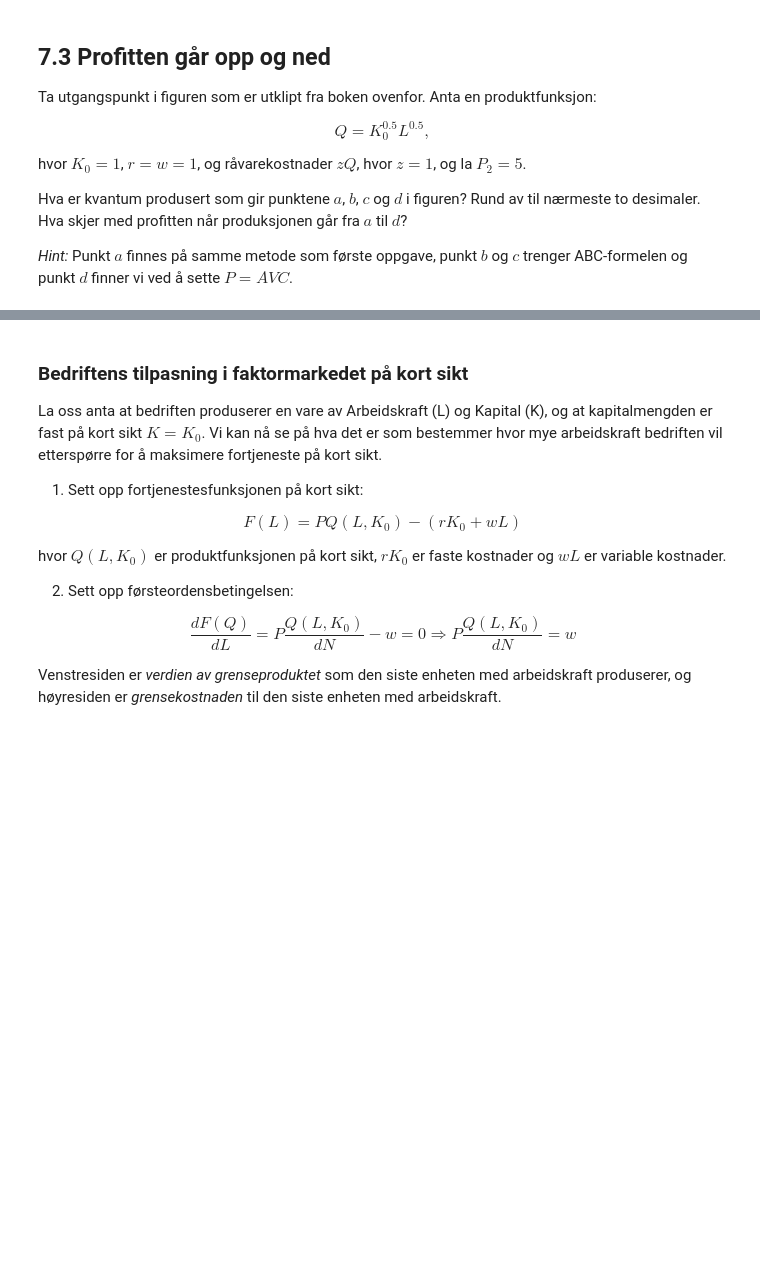
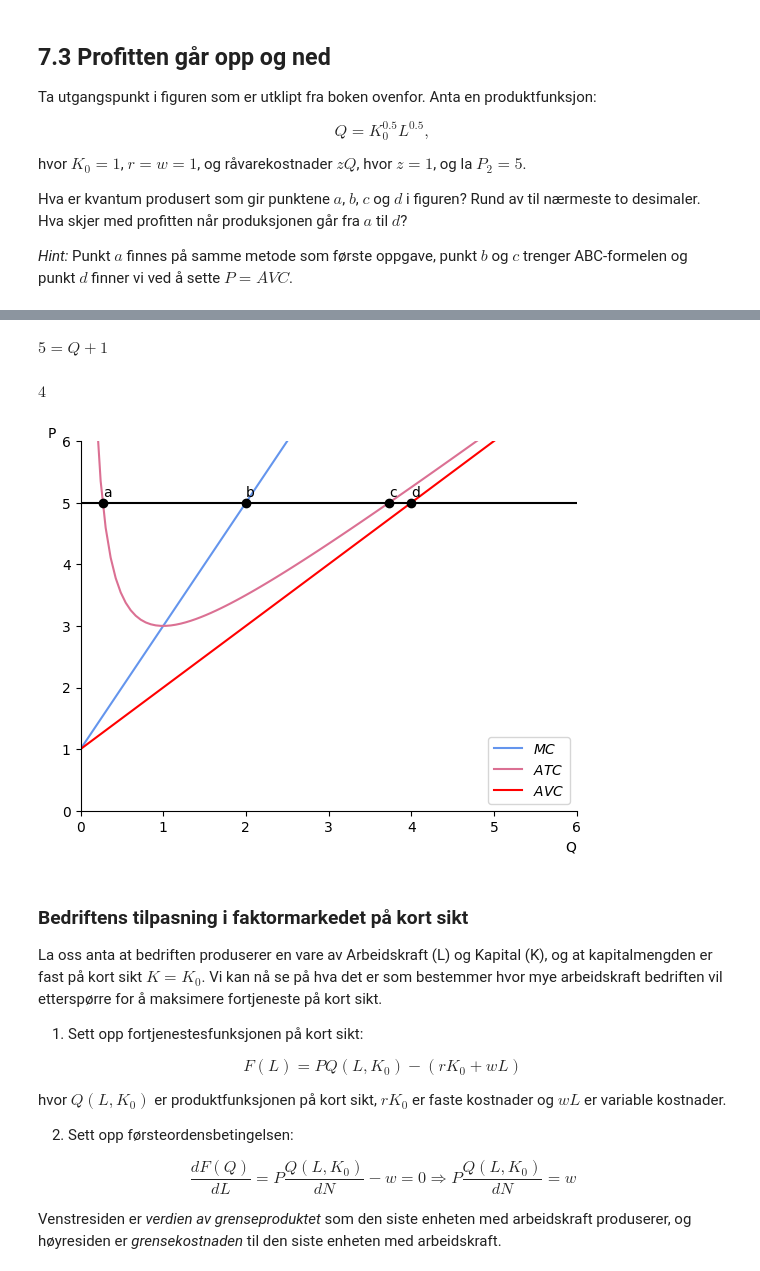
Before and after one commit to uit-sok-1303-v26/uit-sok-1303.v26.github.io, a Jupyter notebook: Produksjonsteori- Kapittel 7.ipynb, the cells around one changed output, grey strips where cells are left out. Cells and saved outputs as stored; diff of their text form; code cells hidden in the pictures; blank space fills up the shorter version.

```diff
--- a/Produksjonsteori- Kapittel 7.ipynb
+++ b/Produksjonsteori- Kapittel 7.ipynb
@@ -285,3 +401,64 @@ Hva er kvantum produsert som gir punktene $a$, $b$, $c$ og $d$ i figuren? Rund a
+# %%
+# P_2 = AVC
+ligning = sp.Eq(P_2, AVC)
+
+ligning
+# %% [output]
+$\displaystyle 5 = Q + 1$
+# %%
+# Løser for Q
+Q_d = sp.solve(ligning, Q)[0]
+
+Q_d
+# %% [output]
+$\displaystyle 4$
+# %%
+# Figurkonfigurasjon
+def create_ax():
+    fig, ax = plt.subplots()
+    ax.set_xlabel('Q', loc = "right")
+    ax.set_ylabel('P', rotation=0, loc ='top')
+    ax.set_ylim(0, 6)
+    ax.set_xlim(0, 6)
+    ax.set_xticks(np.arange(0, 7, 1))
+    ax.set_yticks(np.arange(0, 7, 1))
+    ax.spines["top"].set_visible(False)
+    ax.spines["right"].set_visible(False)
+
+    return fig, ax
+# %%
+Q_verdier = np.linspace(0.001, 6, 100)
+
+fig, ax = create_ax()
+
+# Tegner ATC og MC
+ax.plot(Q_verdier, MC_plot(Q_verdier), label = "$MC$", color = "cornflowerblue")
+# r = 0 for ATC_A, r = 1 for ATC_B
+ax.plot(Q_verdier, ATC_plot(Q_verdier), label = "$ATC$", color = "palevioletred")
+# Tegner AVC
+ax.plot(Q_verdier, AVC_plot(Q_verdier), label = "$AVC$", color = "red")
+
+# tegner punkt a
+ax.scatter(Q_a,P_2, color = "black", zorder = 5)
+# tegner punkt b
+ax.scatter(Q_løsning, P_2, color = "black", zorder = 5)
+#tegner punkt c
+ax.scatter(Q_c, P_2, color = "black", zorder = 5)
+# tegner punkt d
+ax.scatter(Q_d, P_2, color = "black", zorder = 5)
+
+# Tegner linje for P = 5
+ax.hlines(5,0,6, linestyles = "-", color = "black")
+
+# annoterer punktene
+ax.annotate("a", (Q_a,5.1))
+ax.annotate("b", (Q_løsning,5.1))
+ax.annotate("c", (Q_c,5.1))
+ax.annotate("d", (Q_d,5.1))
+
+ax.legend(loc = "lower right");
+# %% [output]
+[figure, added]
 # %% [markdown]
 ### Bedriftens tilpasning i faktormarkedet på kort sikt
 
```
Also changed, not shown: parts of 19 cells of this notebook.
